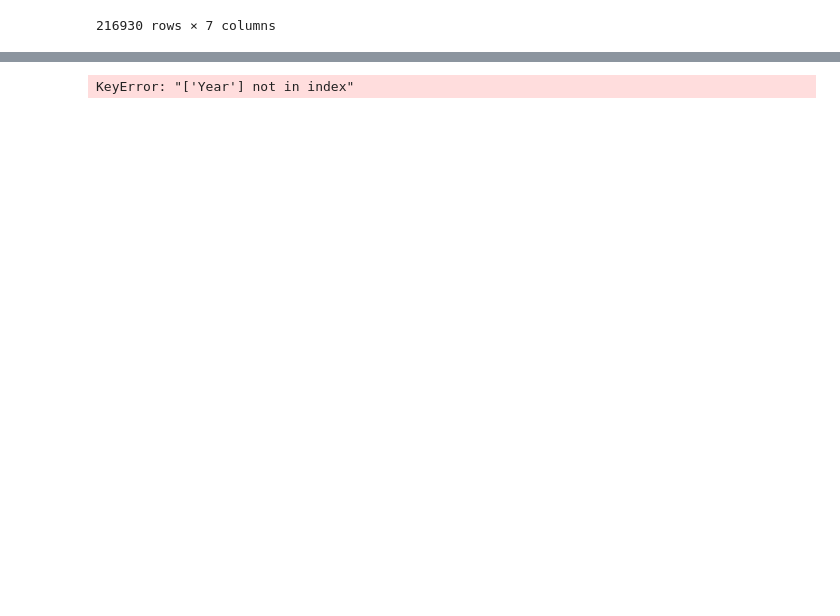
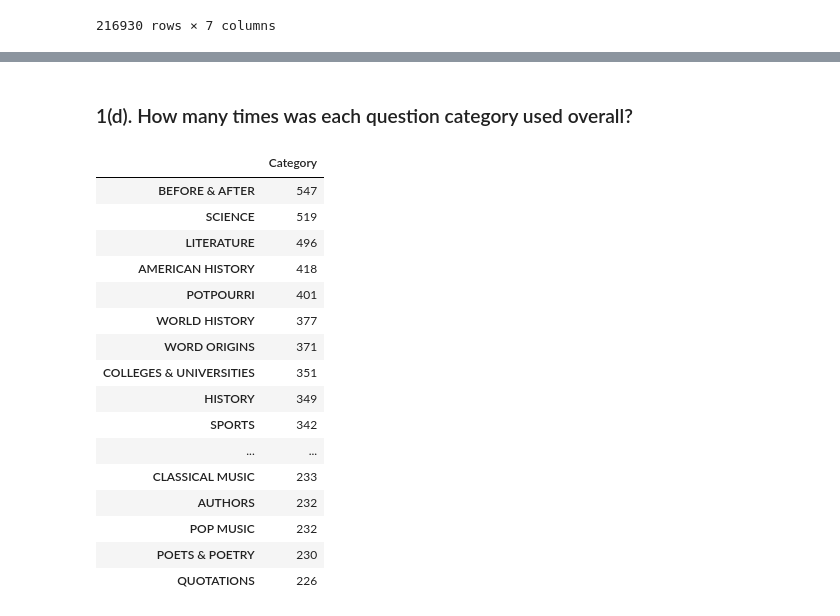
Before and after one commit to HeatherLD/Homework6, a Jupyter notebook: Group Activity week 6.ipynb, the cells around one changed output, grey strips where cells are left out. Drawn from its saved outputs; the diff is of its cells as text; code cells hidden in the pictures; blank space fills up the shorter version.

```diff
--- a/Group Activity week 6.ipynb
+++ b/Group Activity week 6.ipynb
@@ -67,10 +92,24 @@ dtype: int64
+# %% [markdown]
+### 1(d). How many times was each question category used overall?
 # %%
-#How many times was each category used in a year?
-jeopardy_df['year'] = pd.DatetimeIndex(jeopardy_df['Air Date']).year
-
-initial_subset = jeopardy_df[["Category", "Year"]]
-subset_sn_ad = initial_subset.set_index("Year")
-per_yr_subset = subset_sn_ad.groupby(["year"]).count()
-print(subset_sn_ad.head())
+jeopardy_df_cat = jeopardy_df["Category"].value_counts()
+jeopardy_df_cat_no = pd.DataFrame(jeopardy_df_cat)
+jeopardy_df_cat_no.head(50)
 # %% [output]
-KeyError: "['Year'] not in index"
+|  | Category |
+| BEFORE & AFTER | 547 |
+| SCIENCE | 519 |
+| LITERATURE | 496 |
+| AMERICAN HISTORY | 418 |
+| POTPOURRI | 401 |
+| WORLD HISTORY | 377 |
+| WORD ORIGINS | 371 |
+| COLLEGES & UNIVERSITIES | 351 |
+| HISTORY | 349 |
+| SPORTS | 342 |
+| ... | ... |
+| CLASSICAL MUSIC | 233 |
+| AUTHORS | 232 |
+| POP MUSIC | 232 |
+| POETS & POETRY | 230 |
+| QUOTATIONS | 226 |
```
Also changed, not shown: parts of 23 cells of this notebook.
